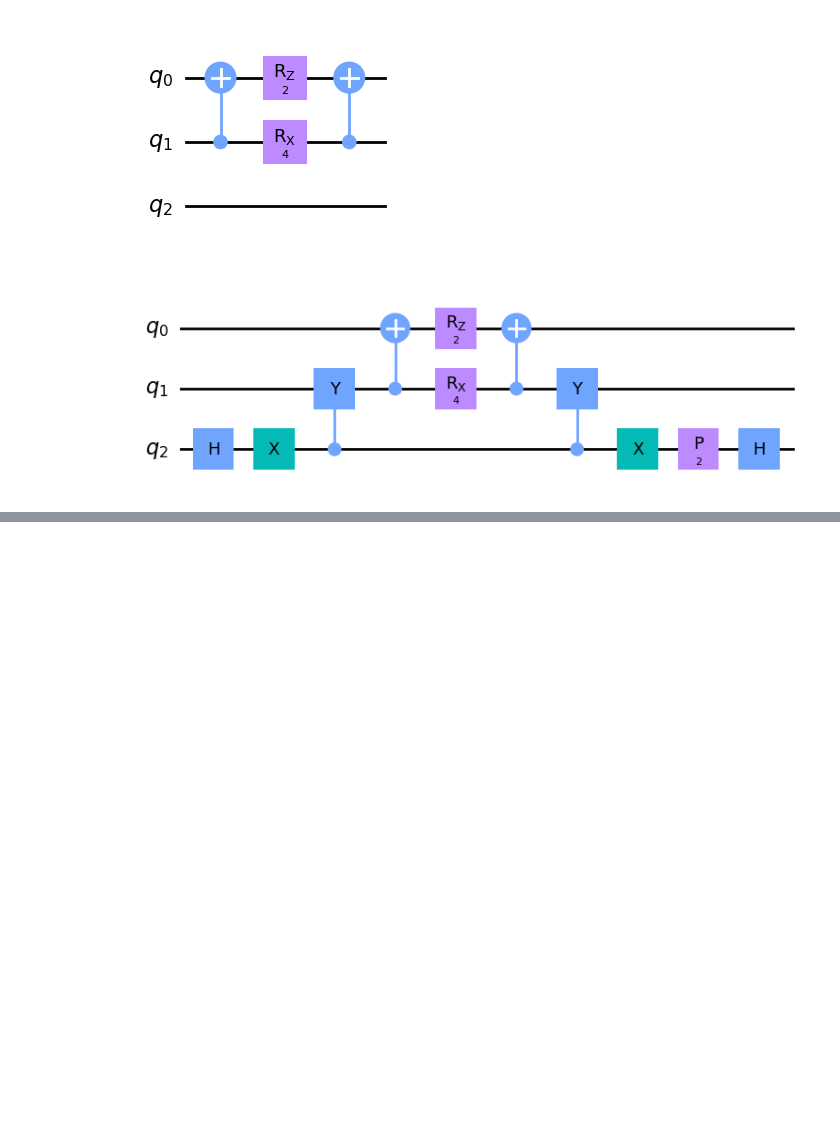
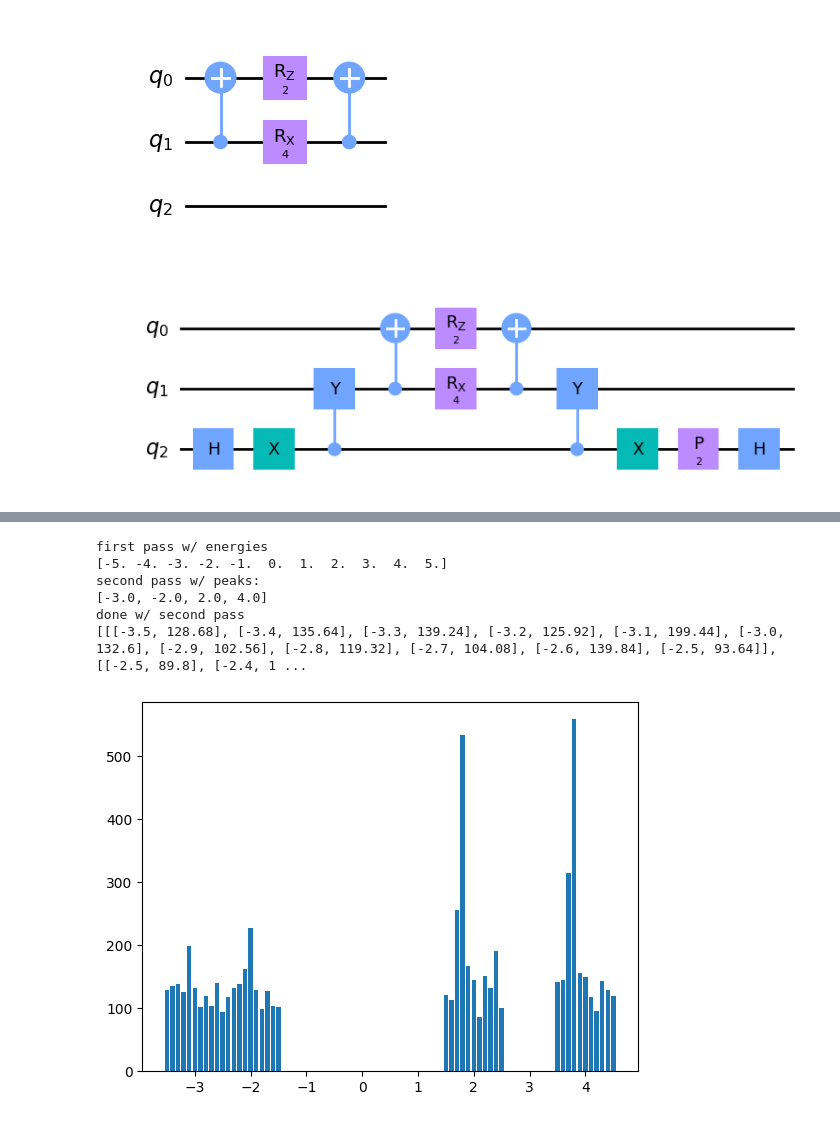
Before and after one commit to constantlyPlanck/2QubitRodeo, a Jupyter notebook: 2Qubit.ipynb, the cells around one changed output, grey strips where cells are left out. Saved outputs shown, nothing was run; the diff lists cells and outputs as text; code cells hidden in the pictures; blank space fills up the shorter version.

```diff
--- a/2Qubit.ipynb
+++ b/2Qubit.ipynb
@@ -288,0 +351,15 @@ plt.show()
+# %%
+xmod1 = 1#.3359430644
+zmod1 = 2.7803609513
+
+randomTest = process_data(search_spectrum(np.linspace(-5, 5, 11), 150, 3, 11, 25, xmod1, zmod1))
+print(randomTest)
+plot_scans(randomTest)
+# %% [output]
+first pass w/ energies
+[-5. -4. -3. -2. -1.  0.  1.  2.  3.  4.  5.]
+second pass w/ peaks:
+[-3.0, -2.0, 2.0, 4.0]
+done w/ second pass
+[[[-3.5, 128.68], [-3.4, 135.64], [-3.3, 139.24], [-3.2, 125.92], [-3.1, 199.44], [-3.0, 132.6], [-2.9, 102.56], [-2.8, 119.32], [-2.7, 104.08], [-2.6, 139.84], [-2.5, 93.64]], [[-2.5, 89.8], [-2.4, 1 ...
+[figure, added]
```
Also changed, not shown: parts of 14 cells of this notebook.
